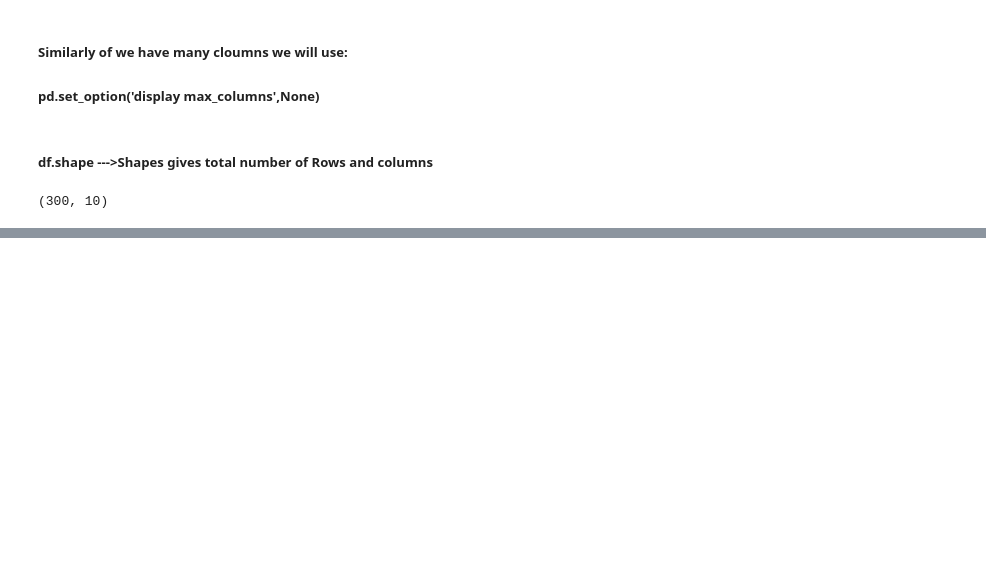
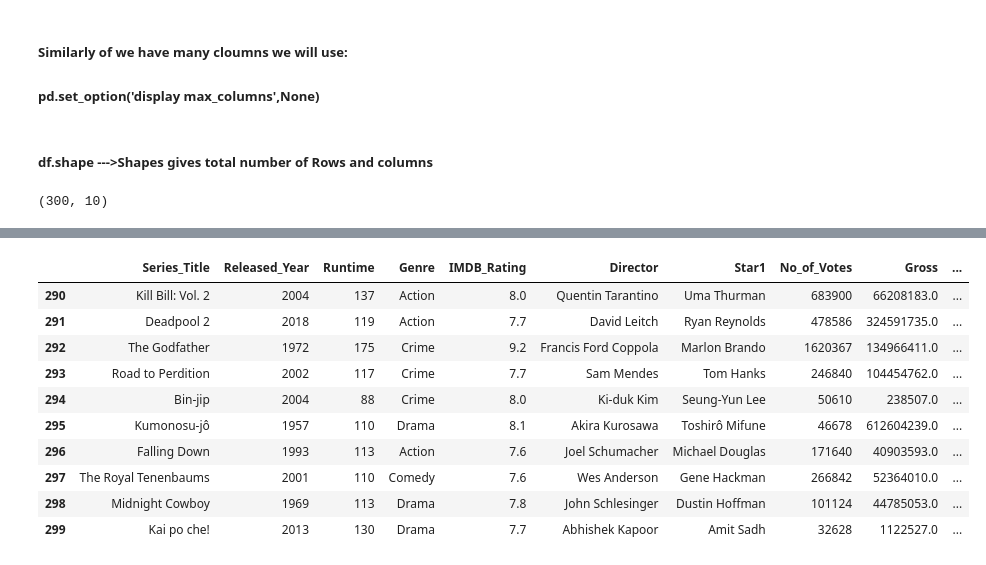
Before and after one commit to rezina-git/Data_Science_Foundations, a Jupyter notebook: panda/Day_01.ipynb, the cells around one changed output, grey strips where cells are left out. Cells and saved outputs as stored; diff of their text form; code cells hidden in the pictures; blank space fills up the shorter version.

```diff
--- a/panda/Day_01.ipynb
+++ b/panda/Day_01.ipynb
@@ -136,0 +155,15 @@ df.shape
+# %%
+# Similarly tail gives data of last five id's
+df.tail(10)
+# %% [output]
+|  | Series_Title | Released_Year | Runtime | Genre | IMDB_Rating | Director | Star1 | No_of_Votes | Gross | ... |
+| 290 | Kill Bill: Vol. 2 | 2004 | 137 | Action | 8.0 | Quentin Tarantino | Uma Thurman | 683900 | 66208183.0 | ... |
+| 291 | Deadpool 2 | 2018 | 119 | Action | 7.7 | David Leitch | Ryan Reynolds | 478586 | 324591735.0 | ... |
+| 292 | The Godfather | 1972 | 175 | Crime | 9.2 | Francis Ford Coppola | Marlon Brando | 1620367 | 134966411.0 | ... |
+| 293 | Road to Perdition | 2002 | 117 | Crime | 7.7 | Sam Mendes | Tom Hanks | 246840 | 104454762.0 | ... |
+| 294 | Bin-jip | 2004 | 88 | Crime | 8.0 | Ki-duk Kim | Seung-Yun Lee | 50610 | 238507.0 | ... |
+| 295 | Kumonosu-jô | 1957 | 110 | Drama | 8.1 | Akira Kurosawa | Toshirô Mifune | 46678 | 612604239.0 | ... |
+| 296 | Falling Down | 1993 | 113 | Action | 7.6 | Joel Schumacher | Michael Douglas | 171640 | 40903593.0 | ... |
+| 297 | The Royal Tenenbaums | 2001 | 110 | Comedy | 7.6 | Wes Anderson | Gene Hackman | 266842 | 52364010.0 | ... |
+| 298 | Midnight Cowboy | 1969 | 113 | Drama | 7.8 | John Schlesinger | Dustin Hoffman | 101124 | 44785053.0 | ... |
+| 299 | Kai po che! | 2013 | 130 | Drama | 7.7 | Abhishek Kapoor | Amit Sadh | 32628 | 1122527.0 | ... |
```
Also changed, not shown: parts of 11 cells of this notebook.
